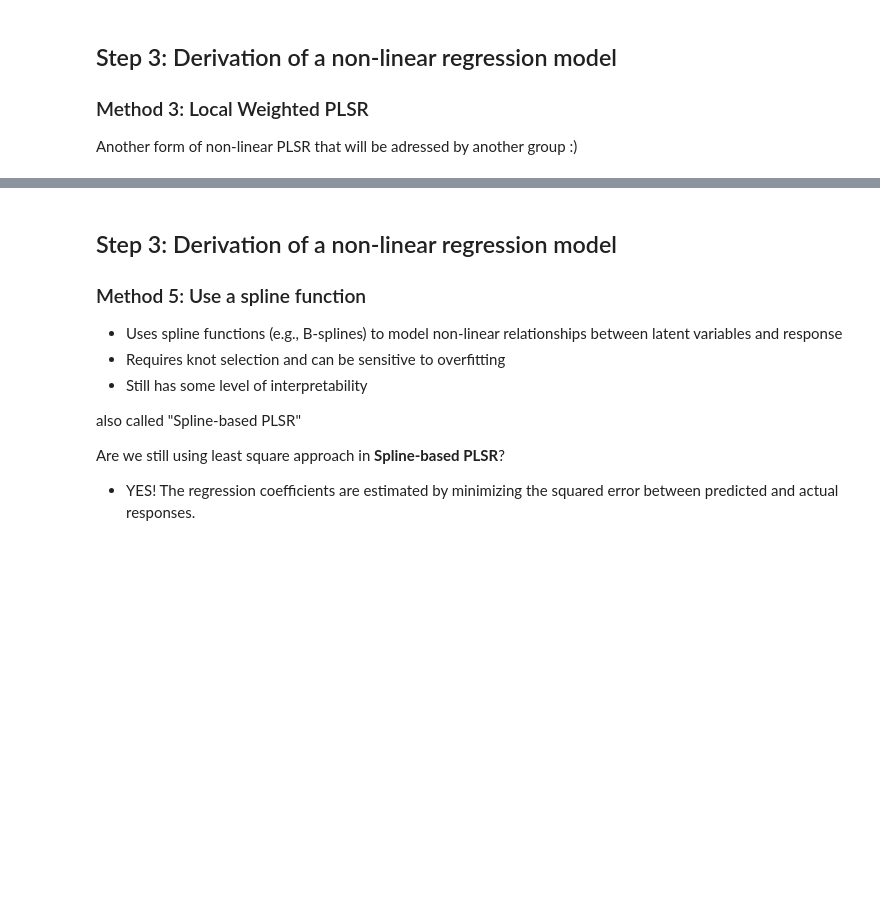
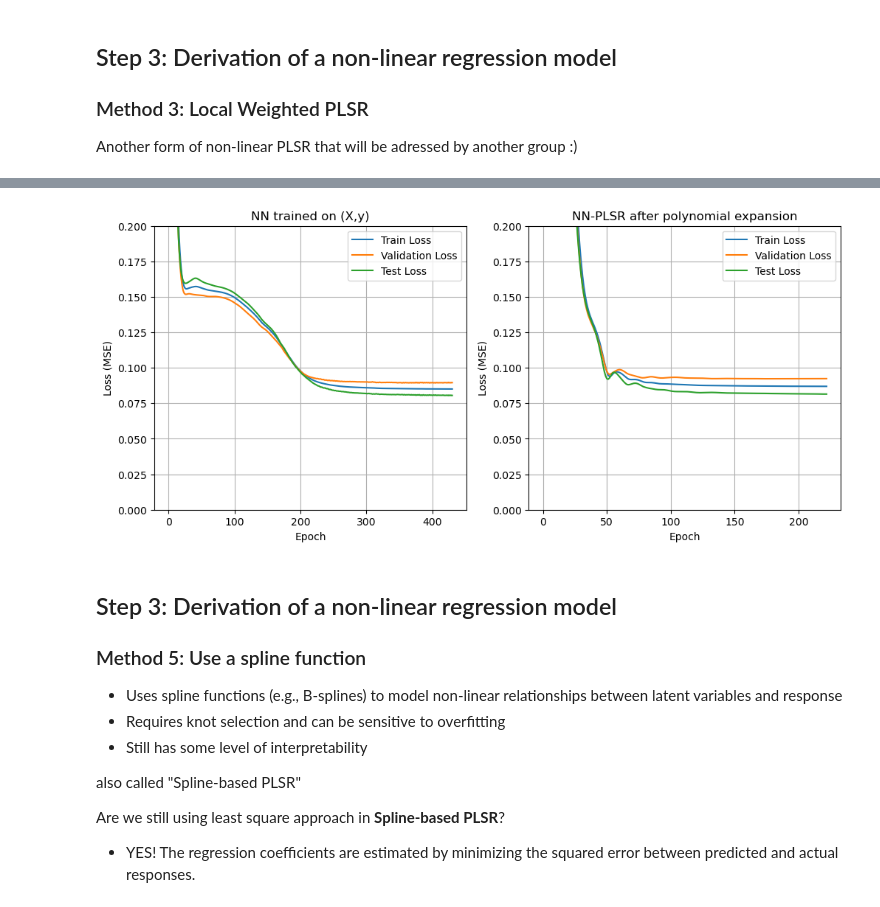
Before and after one commit to coxnevad/NTNU_TK8117_2025, a Jupyter notebook: advanced_week_03/group1/NonLinearPLSR.ipynb, the cells around one changed output, grey strips where cells are left out. Saved outputs shown, nothing was run; the diff lists cells and outputs as text; code cells hidden in the pictures; blank space fills up the shorter version.

```diff
--- a/advanced_week_03/group1/NonLinearPLSR.ipynb
+++ b/advanced_week_03/group1/NonLinearPLSR.ipynb
@@ -212,3 +368,8 @@ ModuleNotFoundError: No module named 'torch'
+# %%
+# Plot training and validation loss
+plot_loss(history1, history2)
+# %% [output]
+[figure, added]
 # %% [markdown]
 ## Step 3: Derivation of a non-linear regression model
 
```
Also changed, not shown: parts of 6 cells of this notebook, 1 other file.
